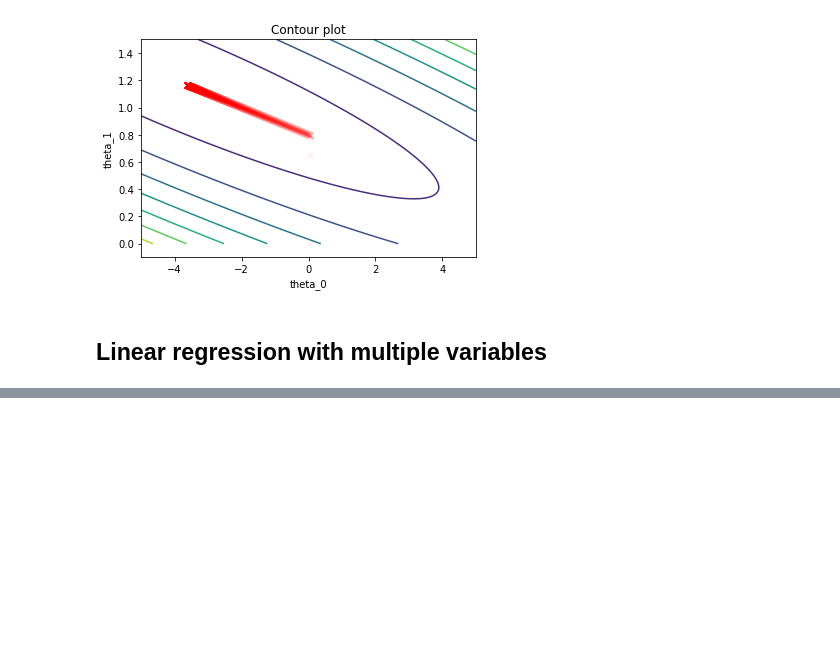
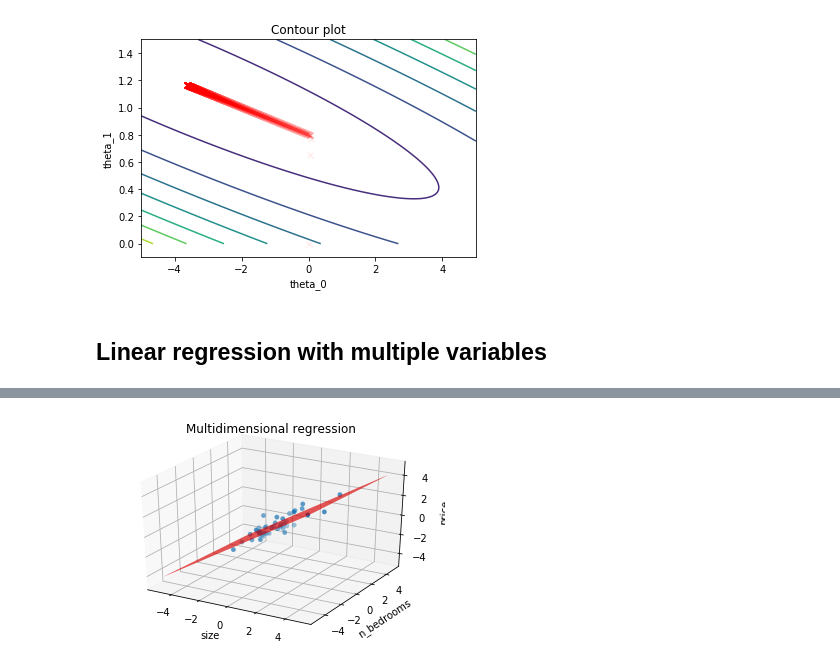
Before and after one commit to MiqG/coursera-machine_learning, a Jupyter notebook: exercises/ex1/ex1.ipynb, the cells around one changed output, grey strips where cells are left out. Cells and saved outputs as stored; diff of their text form; code cells hidden in the pictures; blank space fills up the shorter version.

```diff
--- a/exercises/ex1/ex1.ipynb
+++ b/exercises/ex1/ex1.ipynb
@@ -198,0 +289,26 @@ plt.show()
+# %%
+# predicted plane
+# size and number of bedrooms
+xx, yy = np.meshgrid(np.linspace(-5,5,50),np.linspace(-5,5,50))
+
+# compute prices for all meshgrid given the linear model with optimized parameters
+zz = 1*pars_opt[0] + xx*pars_opt[1] + yy*pars_opt[2]
+# %%
+# Make the 3D plot
+fig = plt.figure()
+ax = fig.gca(projection='3d')
+
+# data points
+ax.scatter(dm_sc.iloc[:,0],dm_sc.iloc[:,1],dm_sc.iloc[:,2],cmap=plt.cm.viridis, linewidth=0.2)
+
+ax.plot_surface(xx,yy,zz,color='r')
+
+ax.set_xlabel('size')
+ax.set_ylabel('n_bedrooms')
+ax.set_zlabel('price')
+ax.set_title('Multidimensional regression')
+
+ax.view_init()
+plt.show()
+# %% [output]
+[figure, added]
```
Also changed, not shown: parts of 24 cells of this notebook, 35 other files.
